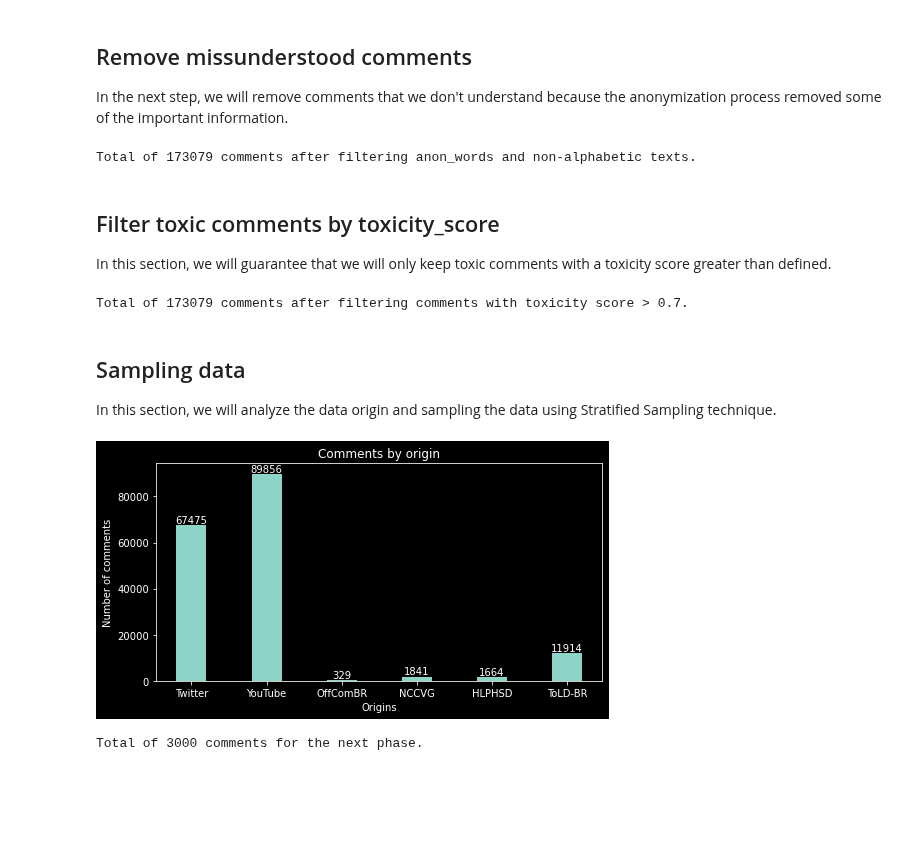
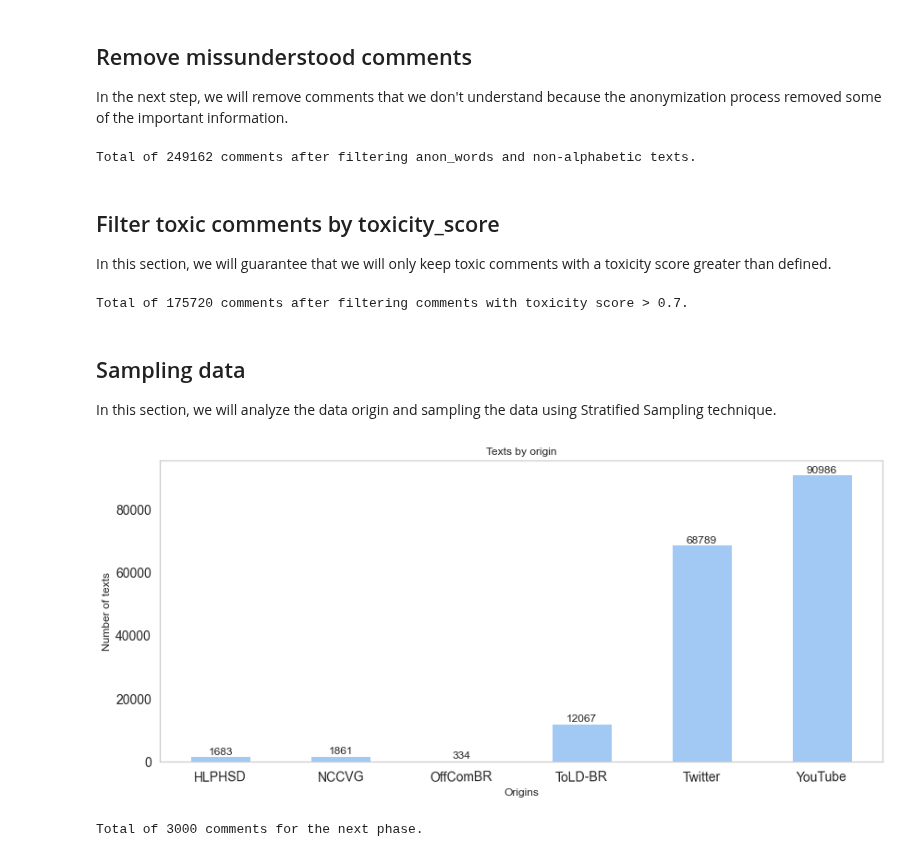
Before and after one commit to DougTrajano/olid-br, a Jupyter notebook: notebooks/processing/unlabeled_data.ipynb, the cells around one changed output. Drawn from its saved outputs; the diff is of its cells as text; code cells hidden in the pictures; blank space fills up the shorter version.

```diff
--- a/notebooks/processing/unlabeled_data.ipynb
+++ b/notebooks/processing/unlabeled_data.ipynb
@@ -20,11 +20,16 @@ True
 # %%
 import datetime
 import matplotlib.pyplot as plt
+import seaborn as sns
 from src.settings import AppSettings
 from src.checker import CommentChecker
 from src.s3 import Bucket
 from sklearn.model_selection import train_test_split
 from typing import List
+
+%matplotlib inline
+
+sns.set_theme(style="whitegrid", palette="pastel")
 
 seed = 1993
 
@@ -235,9 +240,12 @@ Total of 288494 comments after adding other datasets.
 In this section, we will remove all comments that was labeled in previous pilots.
 # %%
 pilots = [
-    "processed/olid-br/1/olidbr.json",
-    "processed/olid-br/2/olidbr.json"
+    "processed/olid-br/iterations/1/olidbr.json",
+    # "processed/olid-br/iterations/2/olidbr.json",
+    # "processed/olid-br/iterations/3/olidbr.json"
 ]
+
+pilots = []
 # %%
 olidbr_pilot = []
 
@@ -301,7 +294,7 @@ new_data = [row for row in new_data if cc.has_alpha(row["data"]["text"]) and not
 
 print(f"Total of {len(new_data)} comments after filtering anon_words and non-alphabetic texts.")
 # %% [output]
-Total of 173079 comments after filtering anon_words and non-alphabetic texts.
+Total of 249162 comments after filtering anon_words and non-alphabetic texts.
 # %% [markdown]
 ## Filter toxic comments by toxicity_score
 
@@ -318,17 +311,30 @@ new_data = filter_perspective(new_data, args.PERSPECTIVE_THRESHOLD)
 
 print(f"Total of {len(new_data)} comments after filtering comments with toxicity score > {args.PERSPECTIVE_THRESHOLD}.")
 # %% [output]
-Total of 173079 comments after filtering comments with toxicity score > 0.7.
+Total of 175720 comments after filtering comments with toxicity score > 0.7.
 # %% [markdown]
 ## Sampling data
 
 In this section, we will analyze the data origin and sampling the data using Stratified Sampling technique.
-# %%
-origins = [i["data"]["meta_info"]["source"] for i in new_data]
-
-get_origin_plot(origins)
-# %% [output]
-[figure, removed]
+# %%
+import pandas as pd
+
+origins = [i["data"]["meta_info"]["source"] for i in new_data]
+
+df_eda = pd.DataFrame(
+    {"origin": origins,
+    "i": 1}).groupby("origin").count()
+
+ax = df_eda.plot(
+    kind="bar", grid=False,
+    legend=False, figsize=(14, 6),
+    xlabel="Origins", ylabel="Number of texts", fontsize=14,
+    rot=1, title="Texts by origin")
+
+for container in ax.containers:
+    ax.bar_label(container, fontsize=12)
+# %% [output]
+[figure, added]
 # %%
 olidbr_next_phase = train_test_split(
     new_data,
```
Also changed, not shown: parts of 4 cells of this notebook, 7 other files.
